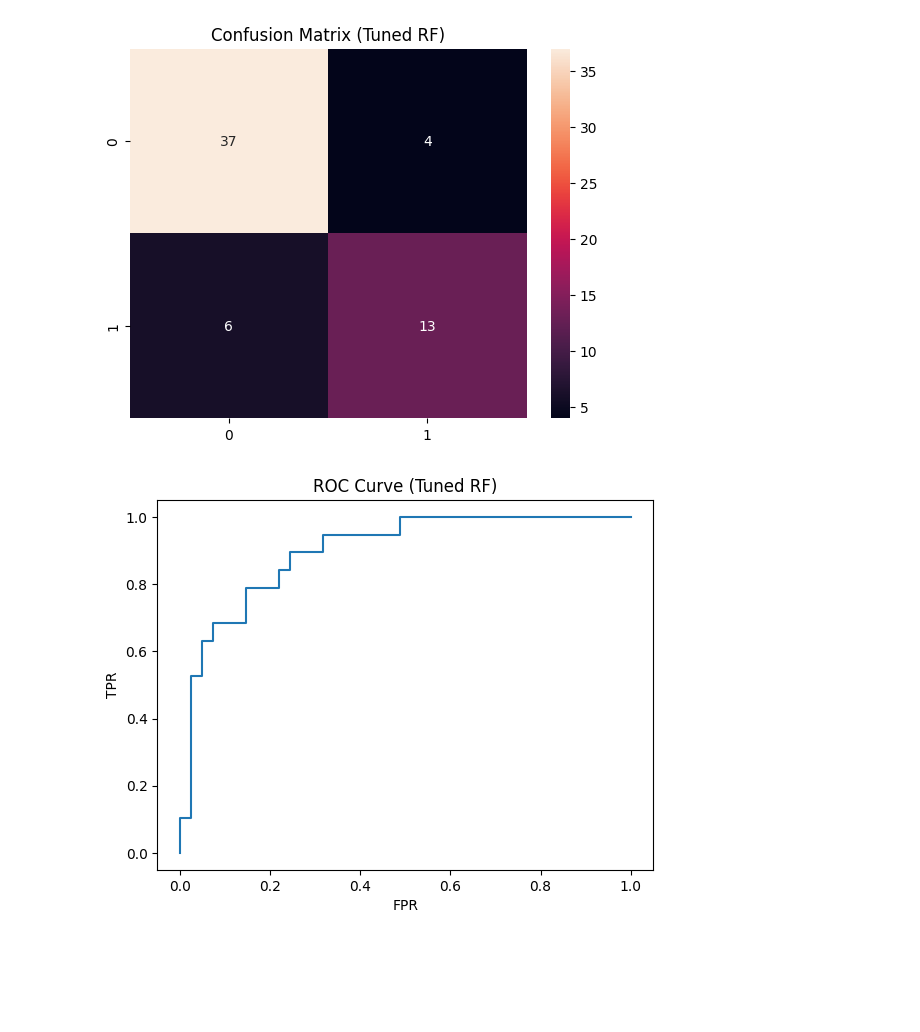
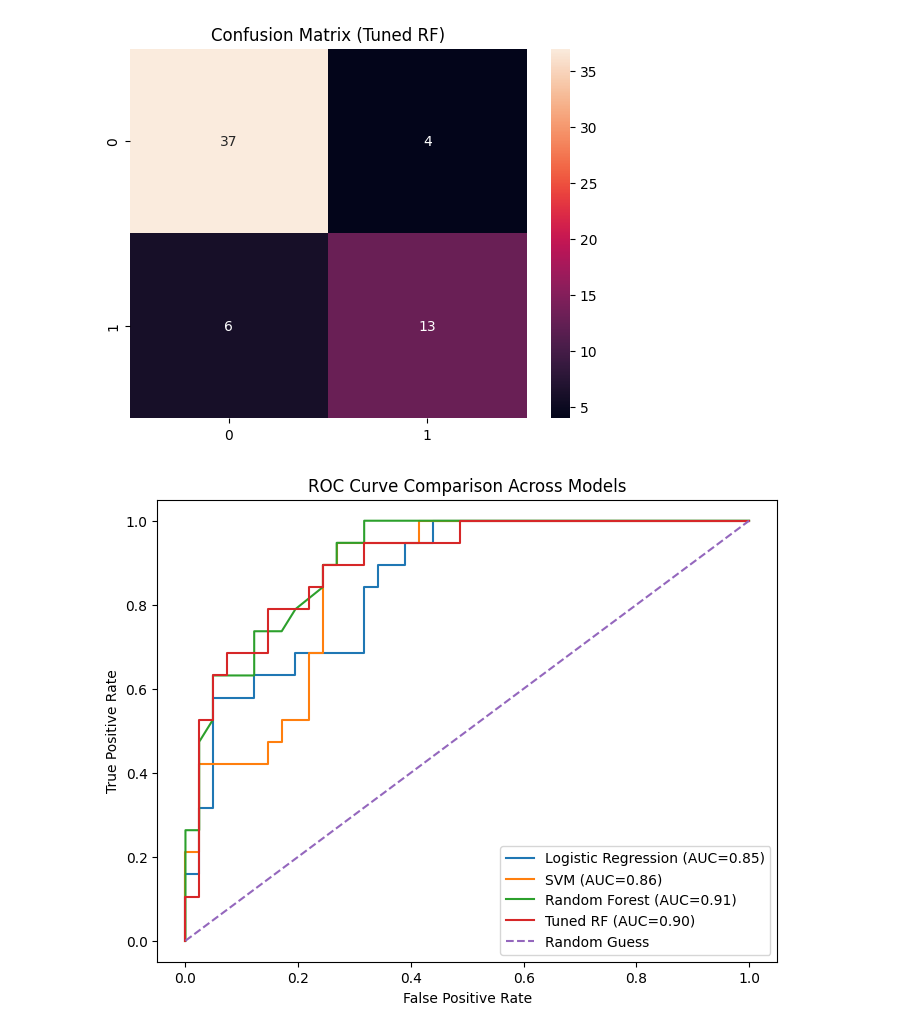
Before and after one commit to taotaokt/CS439_Project, a Jupyter notebook: model_comparison.ipynb, the cells around one changed output. Cells and saved outputs as stored; diff of their text form; code cells hidden in the pictures; blank space fills up the shorter version.

Commit message:
[add]update ROC diagram

```diff
--- a/model_comparison.ipynb
+++ b/model_comparison.ipynb
@@ -172,16 +172,38 @@ plt.title("Confusion Matrix (Tuned RF)")
 plt.show()
 # %% [output]
 [figure]
-# %%
-from sklearn.metrics import roc_curve
-
-y_prob = best_rf.predict_proba(X_test)[:,1]
-fpr, tpr, _ = roc_curve(y_test, y_prob)
-
-plt.plot(fpr, tpr)
-plt.title("ROC Curve (Tuned RF)")
-plt.xlabel("FPR")
-plt.ylabel("TPR")
-plt.show()
-# %% [output]
-[figure, removed]
+# %%
+from sklearn.metrics import roc_curve, auc
+import matplotlib.pyplot as plt
+
+plt.figure(figsize=(8,6))
+
+y_prob_lr = models["Logistic Regression"].predict_proba(X_test)[:,1]
+fpr_lr, tpr_lr, _ = roc_curve(y_test, y_prob_lr)
+auc_lr = auc(fpr_lr, tpr_lr)
+plt.plot(fpr_lr, tpr_lr, label=f"Logistic Regression (AUC={auc_lr:.2f})")
+
+y_prob_svm = models["SVM"].predict_proba(X_test)[:,1]
+fpr_svm, tpr_svm, _ = roc_curve(y_test, y_prob_svm)
+auc_svm = auc(fpr_svm, tpr_svm)
+plt.plot(fpr_svm, tpr_svm, label=f"SVM (AUC={auc_svm:.2f})")
+
+y_prob_rf = models["Random Forest"].predict_proba(X_test)[:,1]
+fpr_rf, tpr_rf, _ = roc_curve(y_test, y_prob_rf)
+auc_rf = auc(fpr_rf, tpr_rf)
+plt.plot(fpr_rf, tpr_rf, label=f"Random Forest (AUC={auc_rf:.2f})")
+
+y_prob_trf = best_rf.predict_proba(X_test)[:,1]
+fpr_trf, tpr_trf, _ = roc_curve(y_test, y_prob_trf)
+auc_trf = auc(fpr_trf, tpr_trf)
+plt.plot(fpr_trf, tpr_trf, label=f"Tuned RF (AUC={auc_trf:.2f})")
+
+plt.plot([0,1], [0,1], linestyle='--', label="Random Guess")
+
+plt.xlabel("False Positive Rate")
+plt.ylabel("True Positive Rate")
+plt.title("ROC Curve Comparison Across Models")
+plt.legend()
+plt.show()
+# %% [output]
+[figure, added]
```
